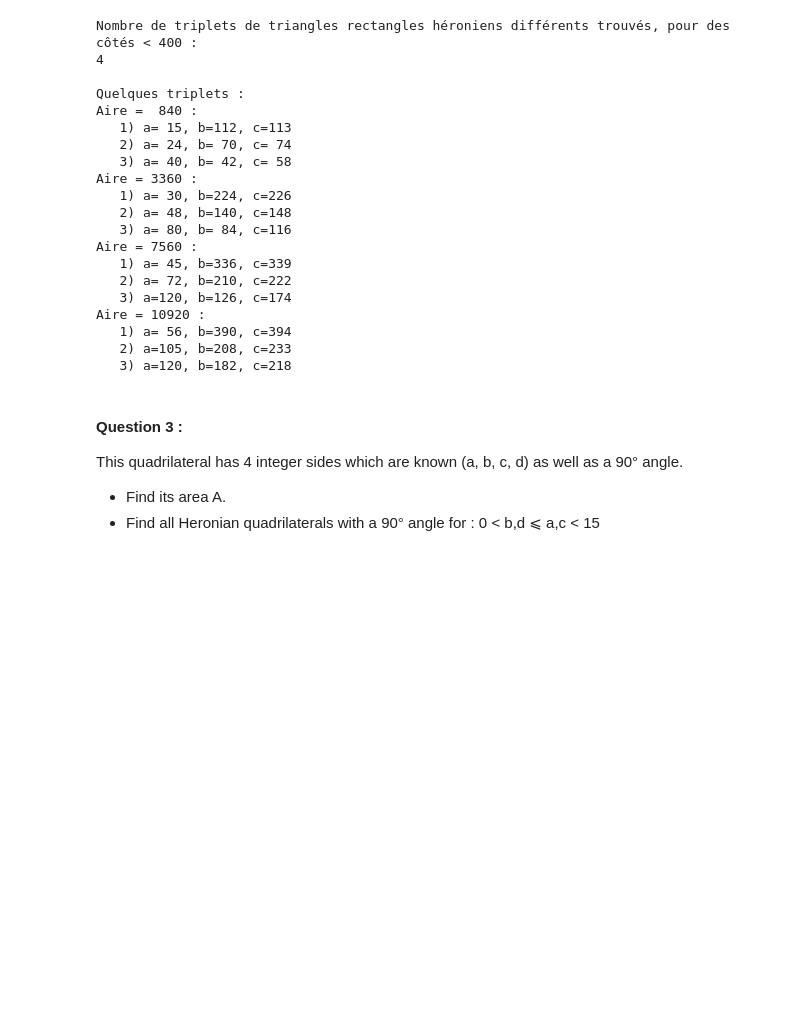
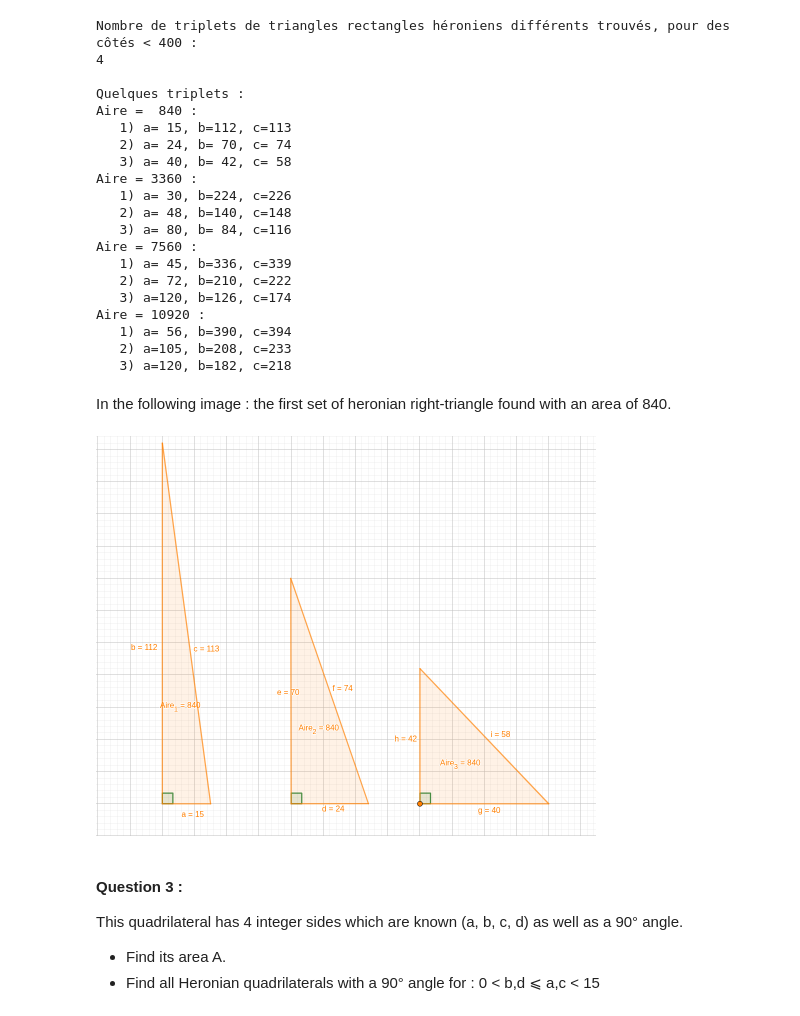
Before and after one commit to marrryzebwjq/image-processing, a Jupyter notebook: 3/exo3.ipynb, the cells around one changed output. Saved outputs shown, nothing was run; the diff lists cells and outputs as text; code cells hidden in the pictures; blank space fills up the shorter version.

```diff
--- a/3/exo3.ipynb
+++ b/3/exo3.ipynb
@@ -100,8 +157,12 @@ Aire = 10920 :
    1) a= 56, b=390, c=394
    2) a=105, b=208, c=233
    3) a=120, b=182, c=218
+# %% [markdown]
+In the following image : the first set of heronian right-triangle found with an area of 840.
 # %%
-#display(Image(filename="exo2.png", width=600, height=300))
+display(Image(filename="exo3-2.png", width=500, height=400))
+# %% [output]
+[figure, added]
 # %% [markdown]
 #### Question 3 :
 This quadrilateral has 4 integer sides
```
Also changed, not shown: parts of 20 cells of this notebook, 7 other files.
